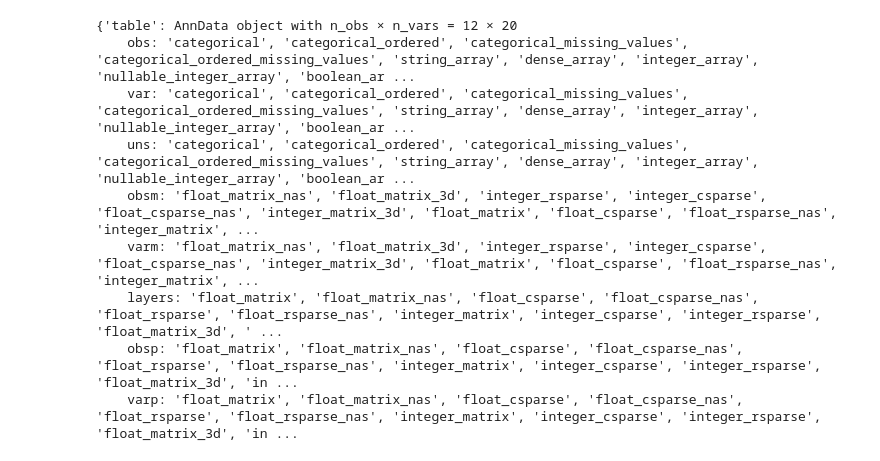
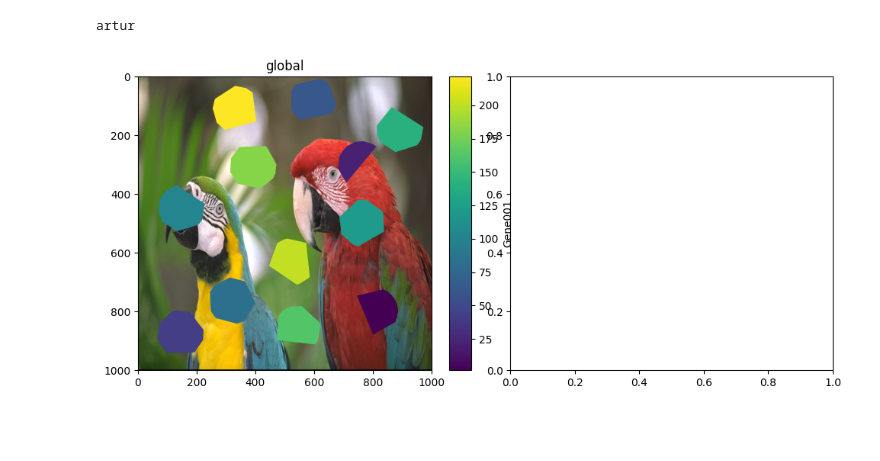
Before and after one commit to BIMSBbioinfo/dummy-spatialdata, a Jupyter notebook: docs/notebooks/main.ipynb, the cells around one changed output. Cells and saved outputs as stored; diff of their text form; code cells hidden in the pictures; blank space fills up the shorter version.

Commit message:
map table instances to shapes and points

```diff
--- a/docs/notebooks/main.ipynb
+++ b/docs/notebooks/main.ipynb
@@ -68,8 +10,9 @@ adata.obs
 # %%
 adata = dummy_anndata.generate_dataset(n_obs=12, n_vars=20)
+# adata2 = dummy_anndata.generate_dataset(n_obs=20, n_vars=200)
 sdata = generate_dataset(
     images = [
-        {"type": "rgb", "n_layers": 4},
+        {"type": "rgb", "n_layers": 4, "shape": {"x": 1000, "y": 1000}},
         {"type": "grayscale", "n_layers": 1, "shape": {"x": 1000, "y": 1000}},
     ],
     labels = [
@@ -78,21 +21,17 @@ sdata = generate_dataset(
     ],
     shapes = [
         {"n_shapes": 12, "shape": {"x": 1000, "y": 1000}},
+        {"n_shapes": 20, "shape": {"x": 1000, "y": 1000}},
     ],
     tables = [
-        {"table": adata, "instances_element": "shapes", "instance_element_index": 0},
+        {"table": adata, "element": "shape", "element_index": 0}
     ],
     SEED=13
 )
 # %% [output]
-{'table': AnnData object with n_obs × n_vars = 12 × 20
-    obs: 'categorical', 'categorical_ordered', 'categorical_missing_values', 'categorical_ordered_missing_values', 'string_array', 'dense_array', 'integer_array', 'nullable_integer_array', 'boolean_ar ...
-    var: 'categorical', 'categorical_ordered', 'categorical_missing_values', 'categorical_ordered_missing_values', 'string_array', 'dense_array', 'integer_array', 'nullable_integer_array', 'boolean_ar ...
-    uns: 'categorical', 'categorical_ordered', 'categorical_missing_values', 'categorical_ordered_missing_values', 'string_array', 'dense_array', 'integer_array', 'nullable_integer_array', 'boolean_ar ...
-    obsm: 'float_matrix_nas', 'float_matrix_3d', 'integer_rsparse', 'integer_csparse', 'float_csparse_nas', 'integer_matrix_3d', 'float_matrix', 'float_csparse', 'float_rsparse_nas', 'integer_matrix', ...
-    varm: 'float_matrix_nas', 'float_matrix_3d', 'integer_rsparse', 'integer_csparse', 'float_csparse_nas', 'integer_matrix_3d', 'float_matrix', 'float_csparse', 'float_rsparse_nas', 'integer_matrix', ...
-    layers: 'float_matrix', 'float_matrix_nas', 'float_csparse', 'float_csparse_nas', 'float_rsparse', 'float_rsparse_nas', 'integer_matrix', 'integer_csparse', 'integer_rsparse', 'float_matrix_3d', ' ...
-    obsp: 'float_matrix', 'float_matrix_nas', 'float_csparse', 'float_csparse_nas', 'float_rsparse', 'float_rsparse_nas', 'integer_matrix', 'integer_csparse', 'integer_rsparse', 'float_matrix_3d', 'in ...
-    varp: 'float_matrix', 'float_matrix_nas', 'float_csparse', 'float_csparse_nas', 'float_rsparse', 'float_rsparse_nas', 'integer_matrix', 'integer_csparse', 'integer_rsparse', 'float_matrix_3d', 'in ...
+artur
 # %%
-sdata.pl.render_images("image_0").pl.render_shapes(alpha = 0.4).pl.show()
+fig, axs = plt.subplots(1, 2, figsize=(12, 5))
+sdata.pl.render_images("image_0").pl.render_shapes("shape_0", color="Gene001", table_name = "table_0", table_layer = "float_matrix").pl.show(ax=axs[0])
+# %% [output]
+[figure, added]
```
Also changed, not shown: parts of 4 cells of this notebook, 4 other files.
